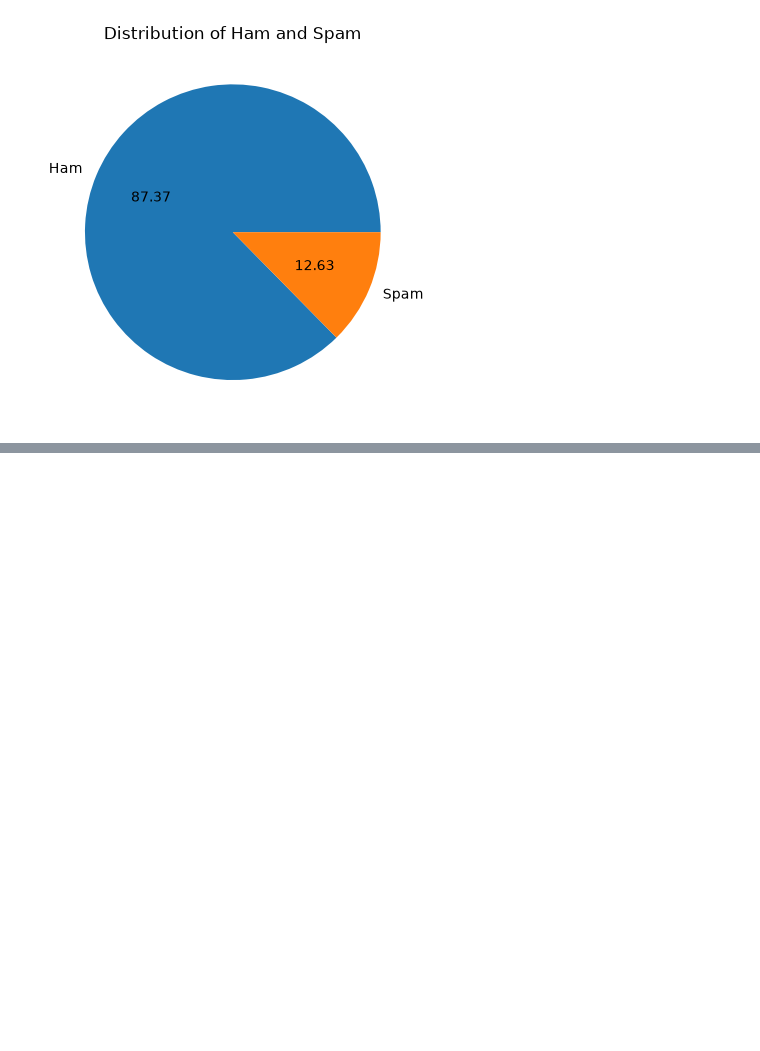
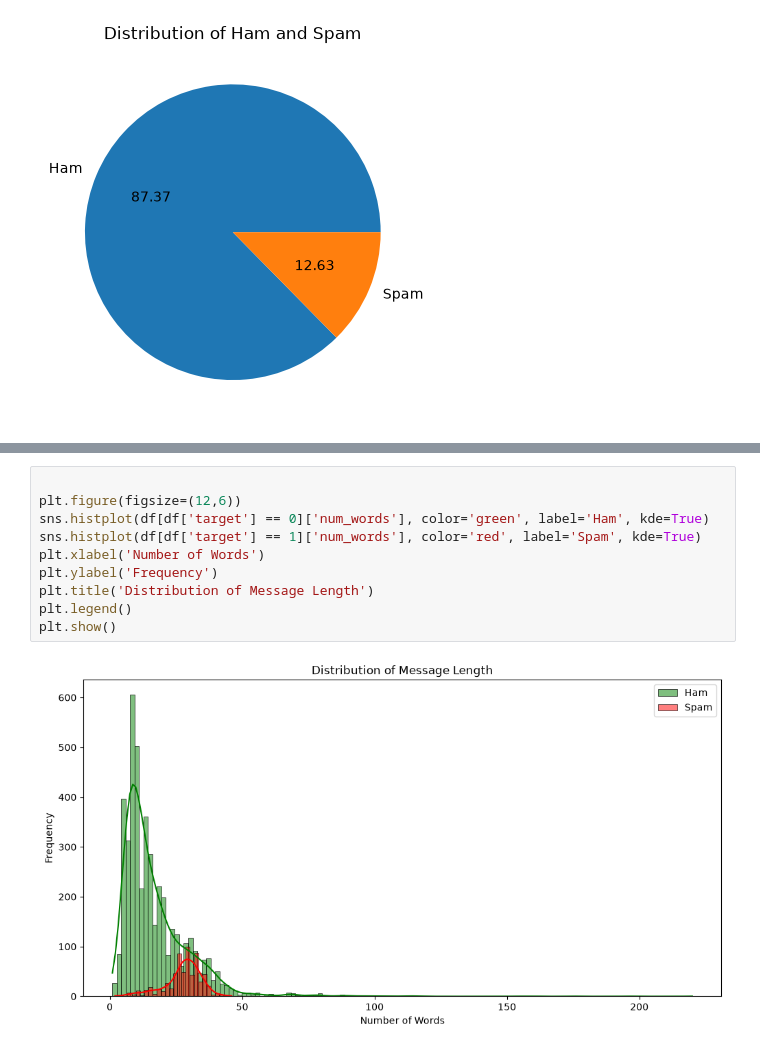
Before and after one commit to ksahu-298/Portfolio-Projects---Machine-Learning, a Jupyter notebook: 02_Classification/SMS Spam Classifier/model.ipynb, the cells around one changed output, grey strips where cells are left out. Cells and saved outputs as stored; diff of their text form; blank space fills up the shorter version.

```diff
--- a/02_Classification/SMS Spam Classifier/model.ipynb
+++ b/02_Classification/SMS Spam Classifier/model.ipynb
@@ -105,0 +196,12 @@ True
+# %%
+
+plt.figure(figsize=(12,6))
+sns.histplot(df[df['target'] == 0]['num_words'], color='green', label='Ham', kde=True)
+sns.histplot(df[df['target'] == 1]['num_words'], color='red', label='Spam', kde=True)
+plt.xlabel('Number of Words')
+plt.ylabel('Frequency')
+plt.title('Distribution of Message Length')
+plt.legend()
+plt.show()
+# %% [output]
+[figure, added]
```
Also changed, not shown: parts of 9 cells of this notebook.
